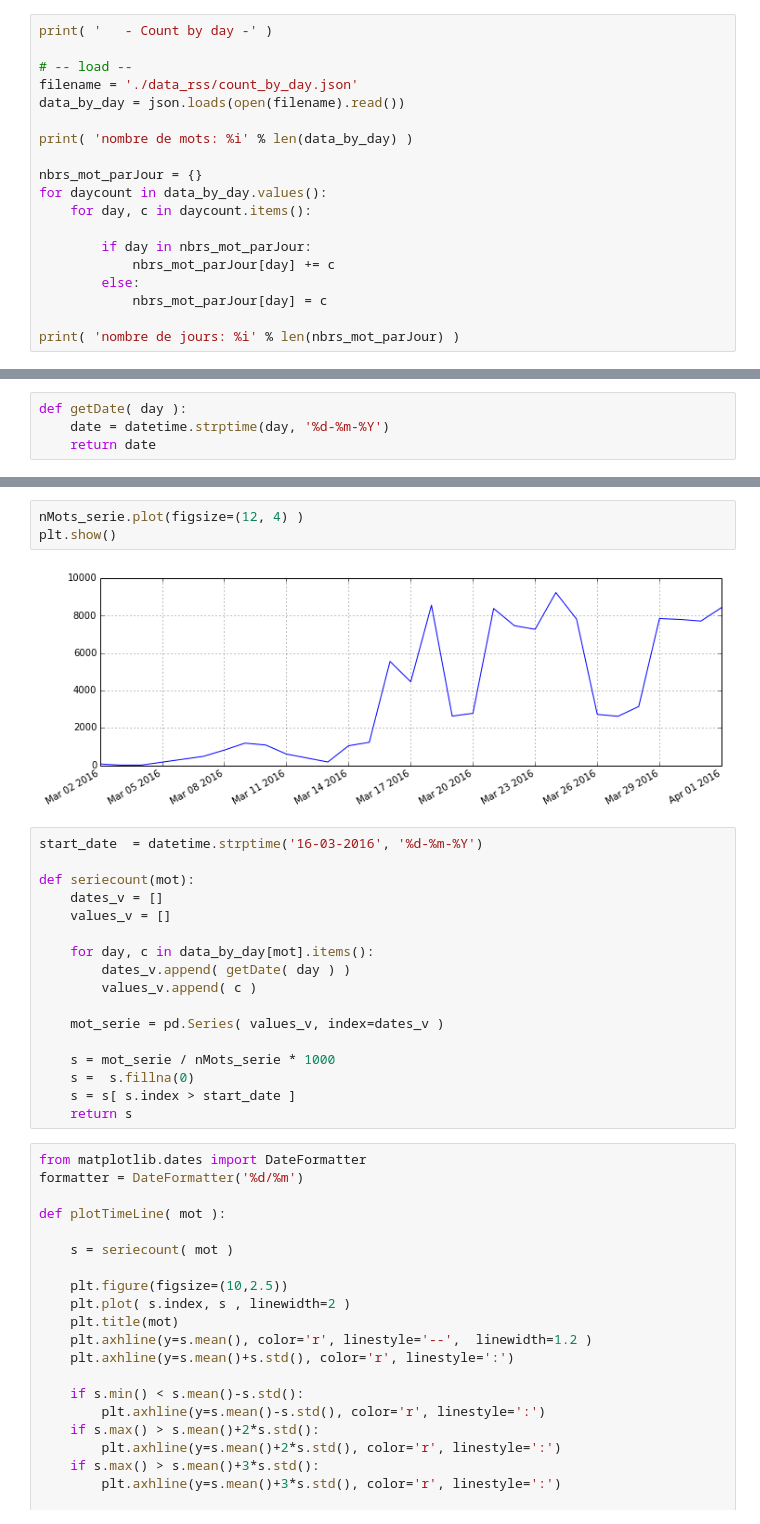
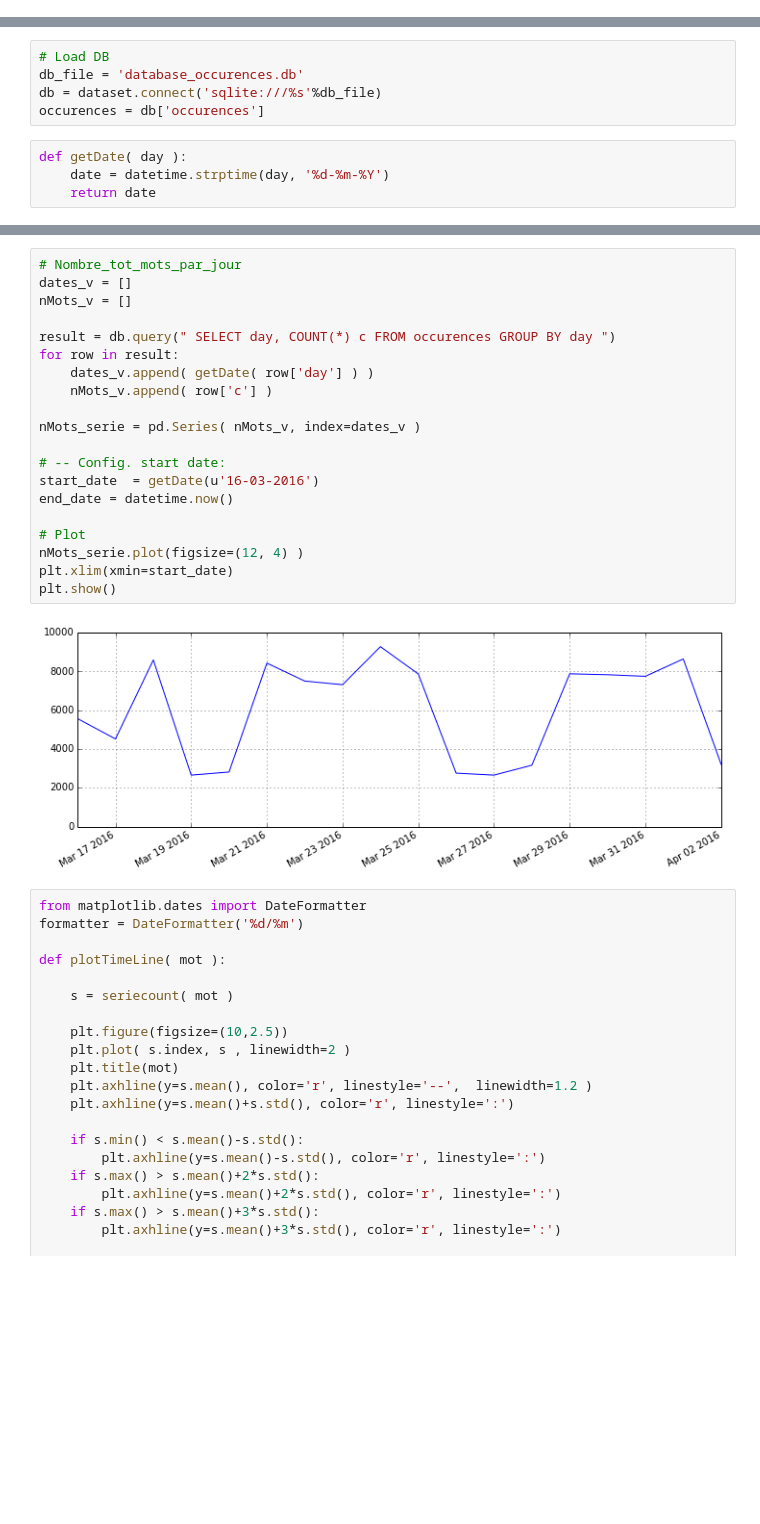
Before and after one commit to xdze2/lesMotsDesJournaux, a Jupyter notebook: byDay.ipynb, the cells around one changed output, grey strips where cells are left out. Saved outputs shown, nothing was run; the diff lists cells and outputs as text; blank space fills up the shorter version.

```diff
--- a/byDay.ipynb
+++ b/byDay.ipynb
@@ -9,19 +10,0 @@ import pandas as pd
-# %%
-print( '   - Count by day -' )
-
-# -- load --
-filename = './data_rss/count_by_day.json'
-data_by_day = json.loads(open(filename).read())
-
-print( 'nombre de mots: %i' % len(data_by_day) )
-
-nbrs_mot_parJour = {}
-for daycount in data_by_day.values():
-    for day, c in daycount.items():
-
-        if day in nbrs_mot_parJour:
-            nbrs_mot_parJour[day] += c
-        else:
-            nbrs_mot_parJour[day] = c
-
-print( 'nombre de jours: %i' % len(nbrs_mot_parJour) )
@@ -34,3 +11,8 @@ from datetime import datetime
+# %%
+# Load DB
+db_file = 'database_occurences.db'
+db = dataset.connect('sqlite:///%s'%db_file)
+occurences = db['occurences']
 # %%
 def getDate( day ):
     date = datetime.strptime(day, '%d-%m-%Y')
@@ -48,25 +20,25 @@ nMots_serie = pd.Series( nMots_v, index=dates_v )
-# %%
-nMots_serie.plot(figsize=(12, 4) )
-plt.show()
-# %% [output]
-[figure, removed]
-# %%
-start_date  = datetime.strptime('16-03-2016', '%d-%m-%Y')
-
-def seriecount(mot):
-    dates_v = []
-    values_v = []
-
-    for day, c in data_by_day[mot].items():
-        dates_v.append( getDate( day ) )
-        values_v.append( c )
-
-    mot_serie = pd.Series( values_v, index=dates_v )
-
-    s = mot_serie / nMots_serie * 1000
-    s =  s.fillna(0)
-    s = s[ s.index > start_date ]
-    return s
+# %%
+# Nombre_tot_mots_par_jour
+dates_v = []
+nMots_v = []
+
+result = db.query(" SELECT day, COUNT(*) c FROM occurences GROUP BY day ")
+for row in result:
+    dates_v.append( getDate( row['day'] ) )
+    nMots_v.append( row['c'] )
+
+nMots_serie = pd.Series( nMots_v, index=dates_v )
+
+# -- Config. start date:
+start_date  = getDate(u'16-03-2016')
+end_date = datetime.now()
+
+# Plot
+nMots_serie.plot(figsize=(12, 4) )
+plt.xlim(xmin=start_date)
+plt.show()
+# %% [output]
+[figure, added]
 # %%
 from matplotlib.dates import DateFormatter
 formatter = DateFormatter('%d/%m')
```
Also changed, not shown: parts of 6 cells of this notebook, 8 other files.
